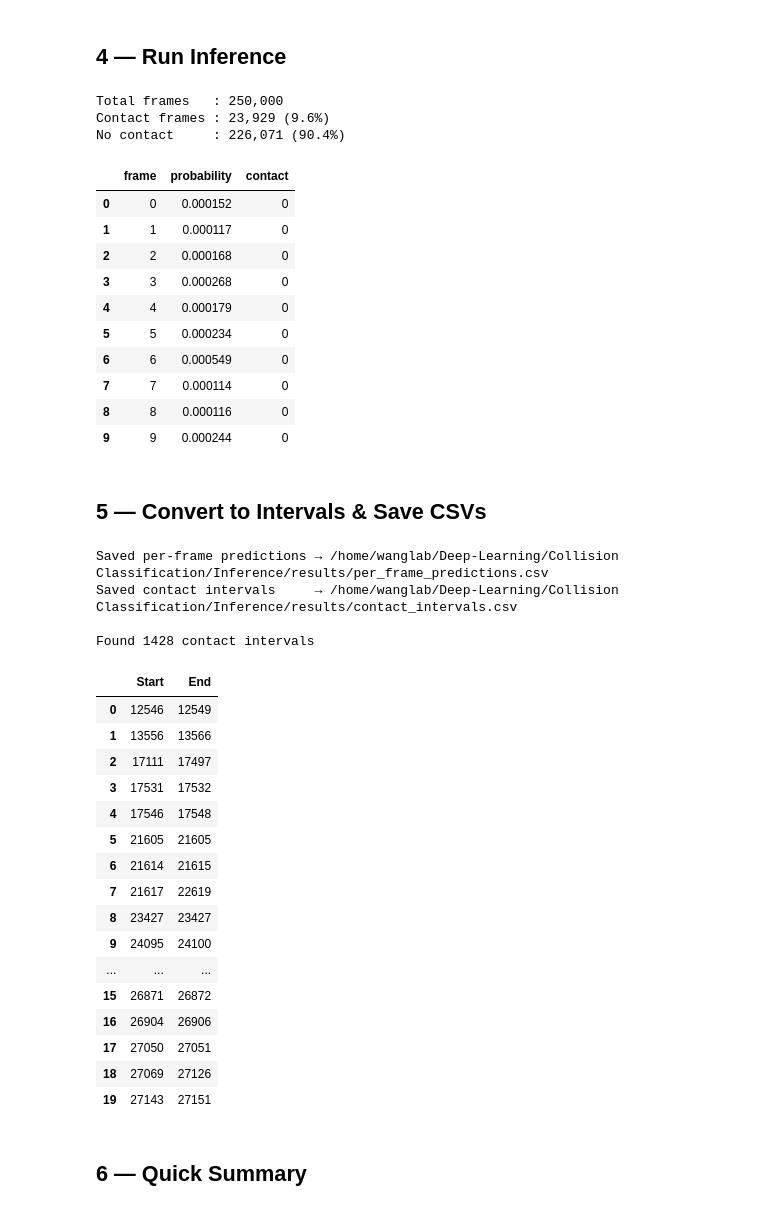
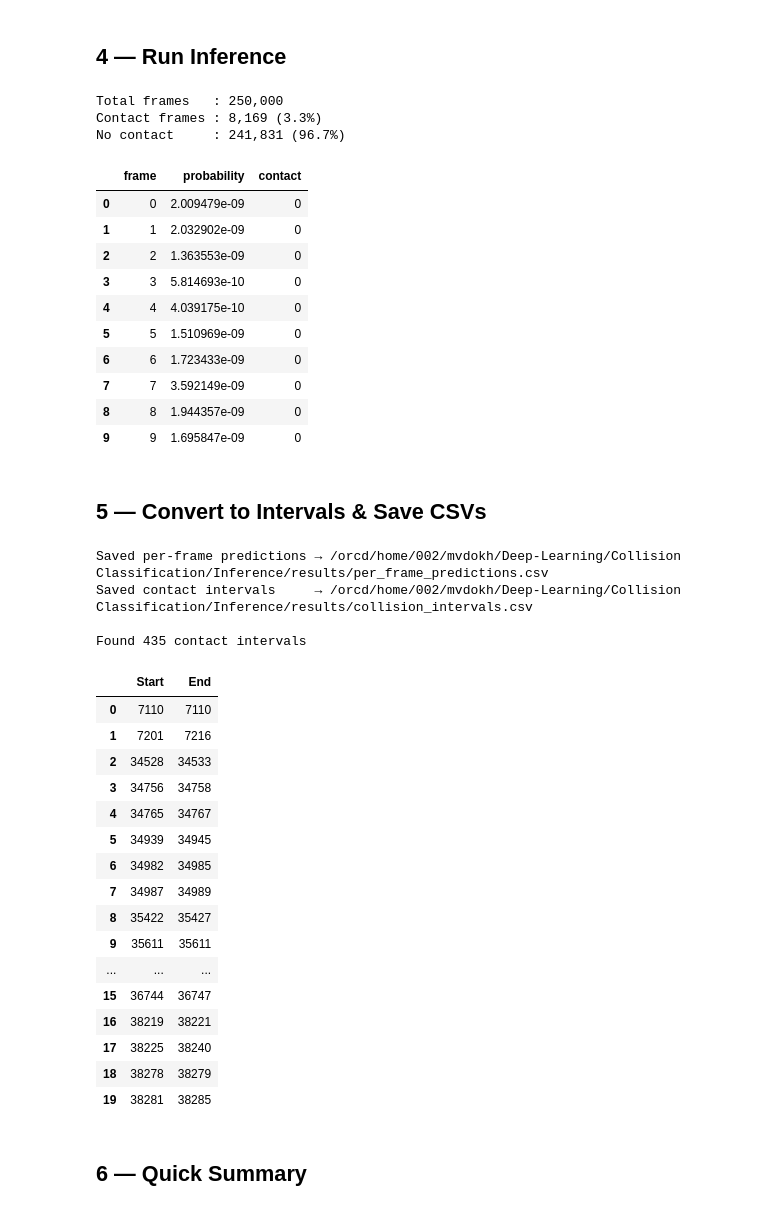
Before and after one commit to mvdokh/Deep-Learning, a Jupyter notebook: Collision Classification/Inference/inference.ipynb, the cells around one changed output. Drawn from its saved outputs; the diff is of its cells as text; code cells hidden in the pictures.

```diff
--- a/Collision Classification/Inference/inference.ipynb
+++ b/Collision Classification/Inference/inference.ipynb
@@ -36,7 +32,7 @@ GPU: NVIDIA GeForce GTX 1070 Ti
 # %%
 # ========================  PATHS  ========================
 
-VIDEO_PATH = "/mnt/c/Users/wanglab/Desktop/Club Like Endings/COLLISION_DATASET/102225_2/102225_2.mp4"
+VIDEO_PATH = "/home/mvdokh/data/052725_1/052725_piezo_1.mp4"
 
 
 CHECKPOINT_PATH = os.path.join(
@@ -114,57 +110,57 @@ print()
 results_df.head(10)
 # %% [output]
 Total frames   : 250,000
-Contact frames : 23,929 (9.6%)
-No contact     : 226,071 (90.4%)
+Contact frames : 8,169 (3.3%)
+No contact     : 241,831 (96.7%)
 |  | frame | probability | contact |
-| 0 | 0 | 0.000152 | 0 |
-| 1 | 1 | 0.000117 | 0 |
-| 2 | 2 | 0.000168 | 0 |
-| 3 | 3 | 0.000268 | 0 |
-| 4 | 4 | 0.000179 | 0 |
-| 5 | 5 | 0.000234 | 0 |
-| 6 | 6 | 0.000549 | 0 |
-| 7 | 7 | 0.000114 | 0 |
-| 8 | 8 | 0.000116 | 0 |
-| 9 | 9 | 0.000244 | 0 |
+| 0 | 0 | 2.009479e-09 | 0 |
+| 1 | 1 | 2.032902e-09 | 0 |
+| 2 | 2 | 1.363553e-09 | 0 |
+| 3 | 3 | 5.814693e-10 | 0 |
+| 4 | 4 | 4.039175e-10 | 0 |
+| 5 | 5 | 1.510969e-09 | 0 |
+| 6 | 6 | 1.723433e-09 | 0 |
+| 7 | 7 | 3.592149e-09 | 0 |
+| 8 | 8 | 1.944357e-09 | 0 |
+| 9 | 9 | 1.695847e-09 | 0 |
 # %% [markdown]
 ## 5 — Convert to Intervals & Save CSVs
 # %%
 # Per-frame CSV
 per_frame_path = os.path.join(OUTPUT_DIR, "per_frame_predictions.csv")
 results_df.to_csv(per_frame_path, index=False)
 print(f"Saved per-frame predictions → {per_frame_path}")
 
 # Contact intervals CSV
 intervals_df = frames_to_intervals(results_df, label_col="contact", label_val=1)
-intervals_path = os.path.join(OUTPUT_DIR, "contact_intervals.csv")
+intervals_path = os.path.join(OUTPUT_DIR, "collision_intervals.csv")
 intervals_df.to_csv(intervals_path, index=False)
 print(f"Saved contact intervals     → {intervals_path}")
 print(f"\nFound {len(intervals_df)} contact intervals")
 print()
 intervals_df.head(20)
 # %% [output]
-Saved per-frame predictions → /home/wanglab/Deep-Learning/Collision Classification/Inference/results/per_frame_predictions.csv
-Saved contact intervals     → /home/wanglab/Deep-Learning/Collision Classification/Inference/results/contact_intervals.csv
+Saved per-frame predictions → /orcd/home/002/mvdokh/Deep-Learning/Collision Classification/Inference/results/per_frame_predictions.csv
+Saved contact intervals     → /orcd/home/002/mvdokh/Deep-Learning/Collision Classification/Inference/results/collision_intervals.csv
 
-Found 1428 contact intervals
+Found 435 contact intervals
 |  | Start | End |
-| 0 | 12546 | 12549 |
-| 1 | 13556 | 13566 |
-| 2 | 17111 | 17497 |
-| 3 | 17531 | 17532 |
-| 4 | 17546 | 17548 |
-| 5 | 21605 | 21605 |
-| 6 | 21614 | 21615 |
-| 7 | 21617 | 22619 |
-| 8 | 23427 | 23427 |
-| 9 | 24095 | 24100 |
+| 0 | 7110 | 7110 |
+| 1 | 7201 | 7216 |
+| 2 | 34528 | 34533 |
+| 3 | 34756 | 34758 |
+| 4 | 34765 | 34767 |
+| 5 | 34939 | 34945 |
+| 6 | 34982 | 34985 |
+| 7 | 34987 | 34989 |
+| 8 | 35422 | 35427 |
+| 9 | 35611 | 35611 |
 | ... | ... | ... |
-| 15 | 26871 | 26872 |
-| 16 | 26904 | 26906 |
-| 17 | 27050 | 27051 |
-| 18 | 27069 | 27126 |
-| 19 | 27143 | 27151 |
+| 15 | 36744 | 36747 |
+| 16 | 38219 | 38221 |
+| 17 | 38225 | 38240 |
+| 18 | 38278 | 38279 |
+| 19 | 38281 | 38285 |
 # %% [markdown]
 ## 6 — Quick Summary
 # %%
```
Also changed, not shown: parts of 4 cells of this notebook, 34 other files.
